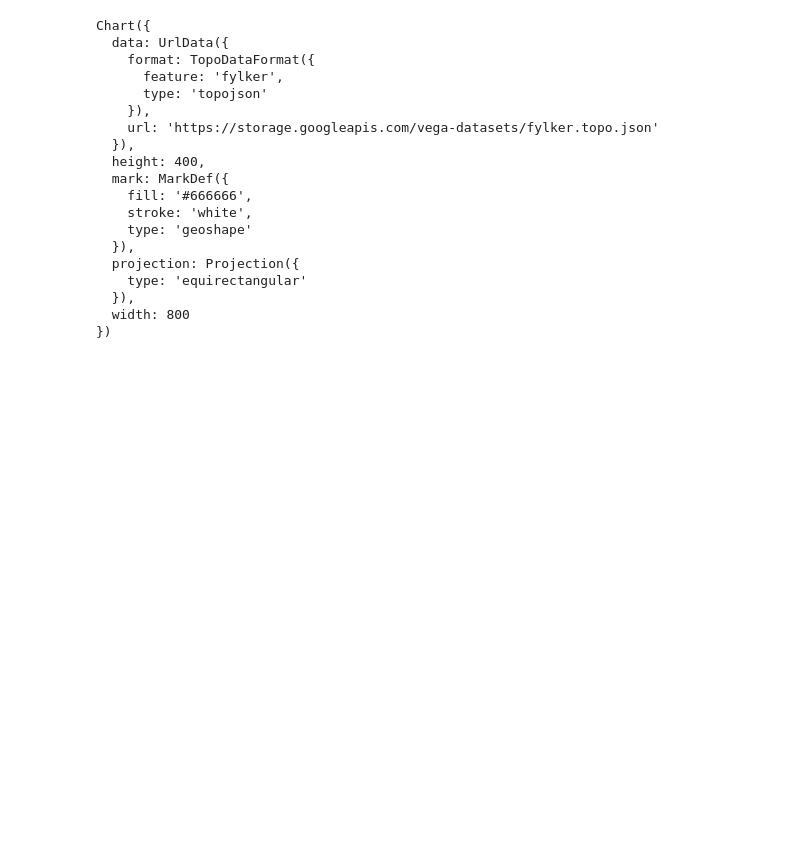
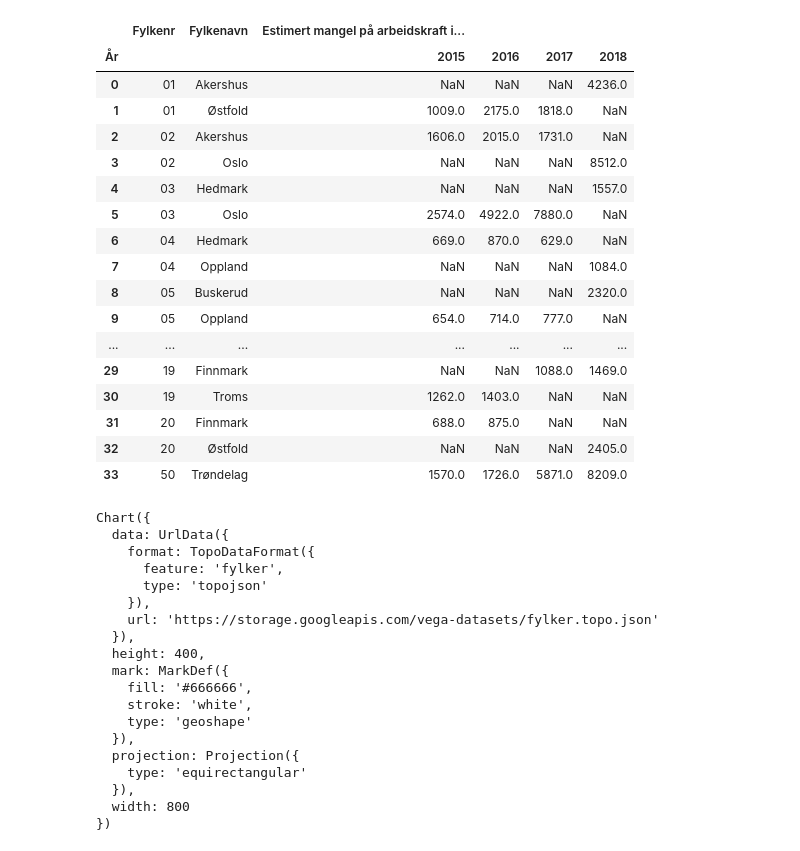
Before and after one commit to datasett/examples, a Jupyter notebook: nav/altair-karteksempler.ipynb, the cells around one changed output. Cells and saved outputs as stored; diff of their text form; code cells hidden in the pictures; blank space fills up the shorter version.

```diff
--- a/nav/altair-karteksempler.ipynb
+++ b/nav/altair-karteksempler.ipynb
@@ -91,0 +60,13 @@ Chart({
+# %%
+def getfylke(row):
+    if row['Fylkenr'] in [16,17]:
+        row['Fylkenr'] = 50
+        row['Fylkenavn'] = 'Trøndelag'
+    return row
+
+df = df.apply(getfylke, axis=1)
+# %%
+df['Fylkenr'] = df['Fylkenr'].apply(lambda x: str(x).zfill(2))
+# %%
+df_g = df[['År','Fylkenr', 'Fylkenavn', 'Estimert mangel på arbeidskraft i antall personer']]\
+.groupby(['År','Fylkenr', 'Fylkenavn']).sum().reset_index()
@@ -92,3 +94,28 @@ Chart({
+# %%
+df_p = df_g.pivot_table(index=['Fylkenr', 'Fylkenavn'],
+        values=['Estimert mangel på arbeidskraft i antall personer'],
+        columns='År').reset_index()
+# %%
+df_p
+# %% [output]
+|  | Fylkenr | Fylkenavn | Estimert mangel på arbeidskraft i... |  |  |  |
+| År |  |  | 2015 | 2016 | 2017 | 2018 |
+| 0 | 01 | Akershus | NaN | NaN | NaN | 4236.0 |
+| 1 | 01 | Østfold | 1009.0 | 2175.0 | 1818.0 | NaN |
+| 2 | 02 | Akershus | 1606.0 | 2015.0 | 1731.0 | NaN |
+| 3 | 02 | Oslo | NaN | NaN | NaN | 8512.0 |
+| 4 | 03 | Hedmark | NaN | NaN | NaN | 1557.0 |
+| 5 | 03 | Oslo | 2574.0 | 4922.0 | 7880.0 | NaN |
+| 6 | 04 | Hedmark | 669.0 | 870.0 | 629.0 | NaN |
+| 7 | 04 | Oppland | NaN | NaN | NaN | 1084.0 |
+| 8 | 05 | Buskerud | NaN | NaN | NaN | 2320.0 |
+| 9 | 05 | Oppland | 654.0 | 714.0 | 777.0 | NaN |
+| ... | ... | ... | ... | ... | ... | ... |
+| 29 | 19 | Finnmark | NaN | NaN | 1088.0 | 1469.0 |
+| 30 | 19 | Troms | 1262.0 | 1403.0 | NaN | NaN |
+| 31 | 20 | Finnmark | 688.0 | 875.0 | NaN | NaN |
+| 32 | 20 | Østfold | NaN | NaN | NaN | 2405.0 |
+| 33 | 50 | Trøndelag | 1570.0 | 1726.0 | 5871.0 | 8209.0 |
 # %%
 url = 'https://storage.googleapis.com/vega-datasets/fylker.topo.json'
 
```
Also changed, not shown: parts of 10 cells of this notebook, 3 other files.
